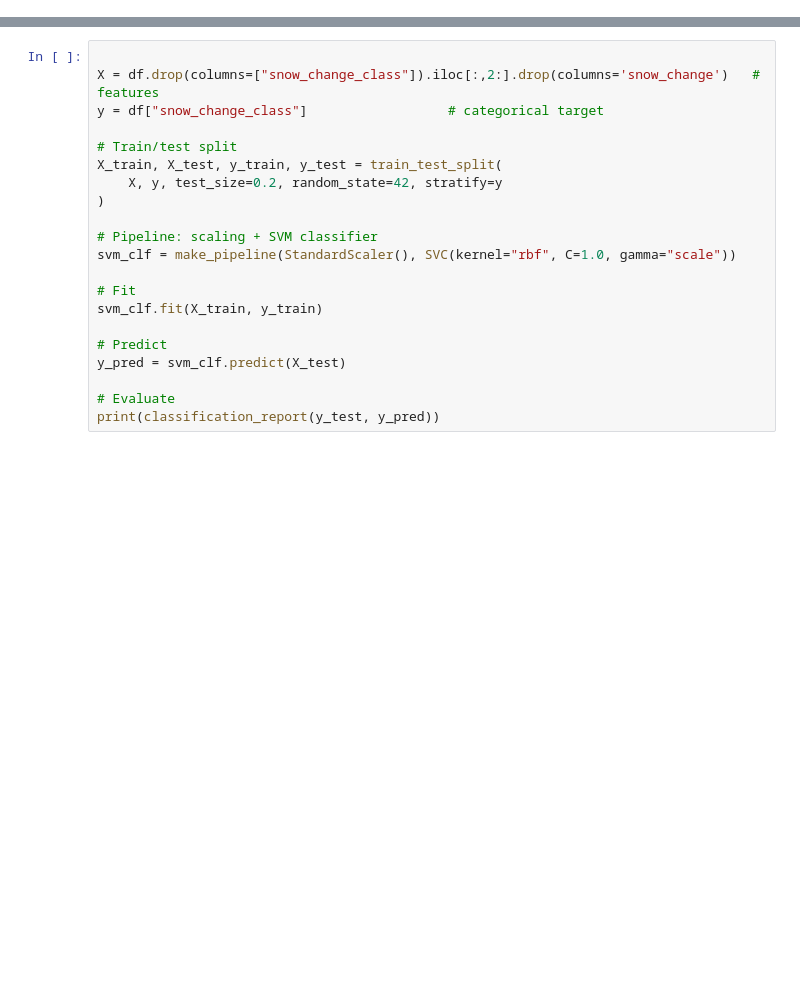
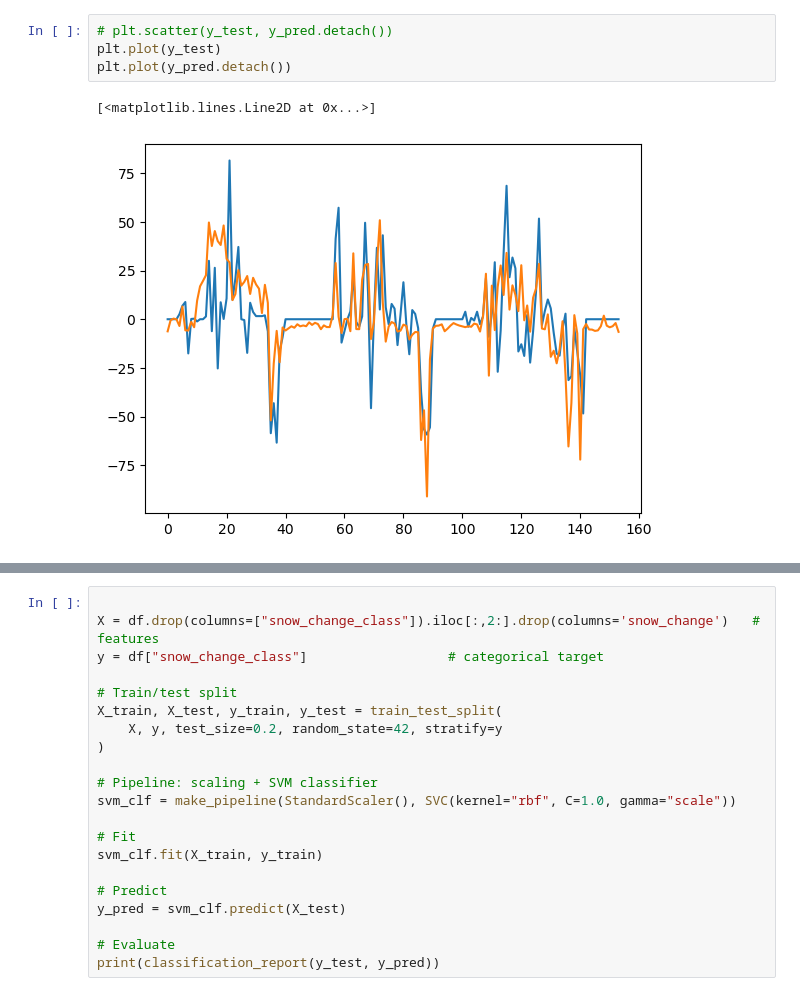
Before and after one commit to rguilcas/GFI-ML-evening-course, a Jupyter notebook: test_notebook.ipynb, the cells around one changed output, grey strips where cells are left out. Drawn from its saved outputs; the diff is of its cells as text; blank space fills up the shorter version.

```diff
--- a/test_notebook.ipynb
+++ b/test_notebook.ipynb
@@ -25,0 +159,7 @@ from sklearn.metrics import classification_report
+# %%
+# plt.scatter(y_test, y_pred.detach())
+plt.plot(y_test)
+plt.plot(y_pred.detach())
+# %% [output]
+[<matplotlib.lines.Line2D at 0x...>]
+[figure, added]
```
Also changed, not shown: parts of 13 cells of this notebook, 3 other files.
